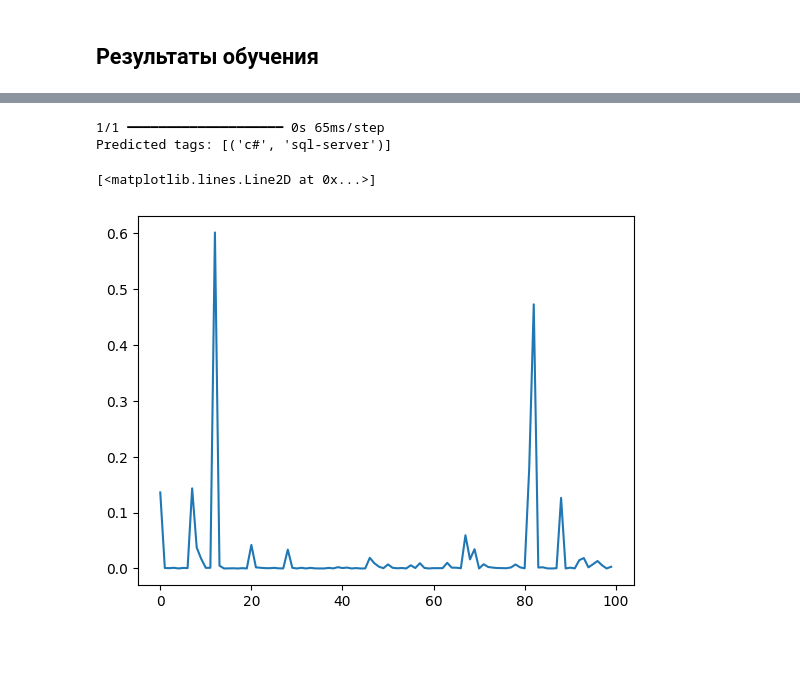
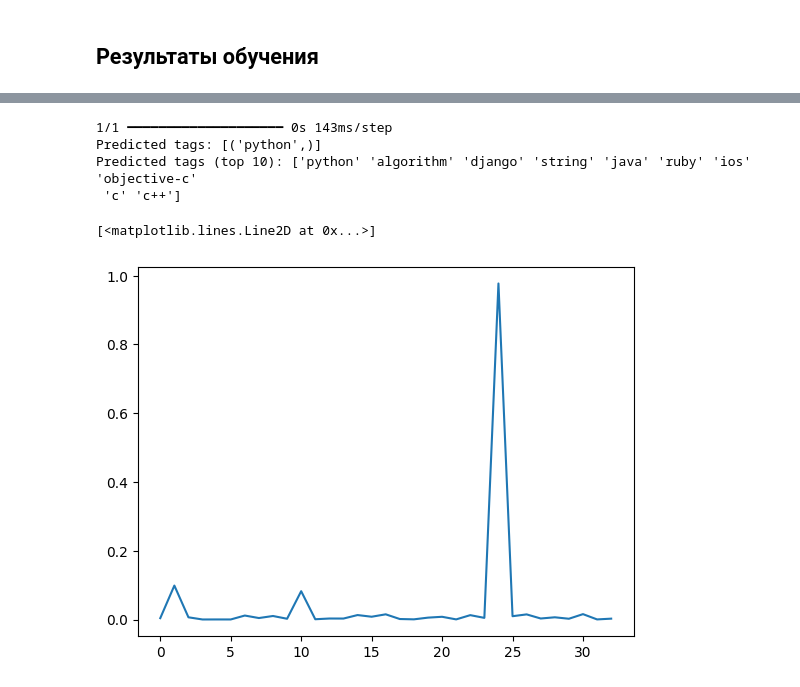
Before and after one commit to liriquew/control_system, a Jupyter notebook: predictions_service/classifier_model/main.ipynb, the cells around one changed output, grey strips where cells are left out. Cells and saved outputs as stored; diff of their text form; code cells hidden in the pictures; blank space fills up the shorter version.

```diff
--- a/predictions_service/classifier_model/main.ipynb
+++ b/predictions_service/classifier_model/main.ipynb
@@ -966,6 +866,8 @@ flat_series = data['Tags'].explode()
 keywords = FreqDist(flat_series)
 # %%
-for i in range(20):
+COMMON_TAGS_COUNT = 33
+
+for i in range(7):
     for tag, count in keywords.most_common(COMMON_TAGS_COUNT)[i*5:(i+1)*5]:
         print(f"{tag}: {count}", end="\t\t")
     print()
@@ -1011,13 +911,13 @@ BODY = """
 Rewrite our python untyped backend view, which calculate user bonus amount, maybe fix celery, maybe it broke crontab
 """
 
-TITLE = """Refactor Backend Integration for Data Export"""
-BODY = """
-The current CSV export in PyQt5 blocks the UI thread.
-- Move export logic to a QThread worker.
-- Replace string concatenation with pandas DataFrame for CSV generation.
-- Add error handling for invalid data (show QMessageBox on failure).
-- Allow cancellation via a "Stop Export" button.  """
+# TITLE = """Refactor Backend Integration for Data Export"""
+# BODY = """
+# The current CSV export in PyQt5 blocks the UI thread.
+# - Move export logic to a QThread worker.
+# - Replace string concatenation with pandas DataFrame for CSV generation.
+# - Add error handling for invalid data (show QMessageBox on failure).
+# - Allow cancellation via a "Stop Export" button.  """
 
 # TITLE = """Optimize Slow Customer Orders Query"""
 # BODY = """
@@ -1066,23 +966,37 @@ The current CSV export in PyQt5 blocks the UI thread.
 # - Add rate limiting (max 5 req/sec) to brute-force endpoints.
 # """
 # %%
-X1_new = vectorizer_X1.transform([TITLE])
-X2_new = vectorizer_X2.transform([BODY])
+import heapq
 
-X_input = hstack([X1_new, X2_new]).toarray()  # (1, 2000)
-model = keras.models.load_model("fit_history/model_3.keras")
+def get_top_ten(arr: list[float]):
+    h = []
+    for i, val in enumerate(arr):
+        h.append((-val, [i, val]))
+    heapq.heapify(h)
+
+    res = []
+    for i in range(10):
+        res.append(heapq.heappop(h)[1])
+
+    return res
+
+X_input = vectorizer_X1.transform([BODY])
+
+
+model = keras.models.load_model("fit_history/model_11_1.keras")
 
 probas = model.predict(X_input)
-labels = multilabel_binarizer.inverse_transform((probas > 0.20).astype(int))
 
-
-print("Predicted tags:", labels)
+print("Predicted tags:", multilabel_binarizer.inverse_transform((probas > 0.20).astype(int)))
+print("Predicted tags (top 10):", multilabel_binarizer.classes_[[t for t, _ in get_top_ten(probas[0])]])
 
 import matplotlib.pyplot as plt
 
 plt.plot(probas[0])
 # %% [output]
-1/1 ━━━━━━━━━━━━━━━━━━━━ 0s 65ms/step
-Predicted tags: [('c#', 'sql-server')]
+1/1 ━━━━━━━━━━━━━━━━━━━━ 0s 143ms/step
+Predicted tags: [('python',)]
+Predicted tags (top 10): ['python' 'algorithm' 'django' 'string' 'java' 'ruby' 'ios' 'objective-c'
+ 'c' 'c++']
 [<matplotlib.lines.Line2D at 0x...>]
-[figure, old version]
+[figure, new version]
```
Also changed, not shown: parts of 15 cells of this notebook, 48 other files.
